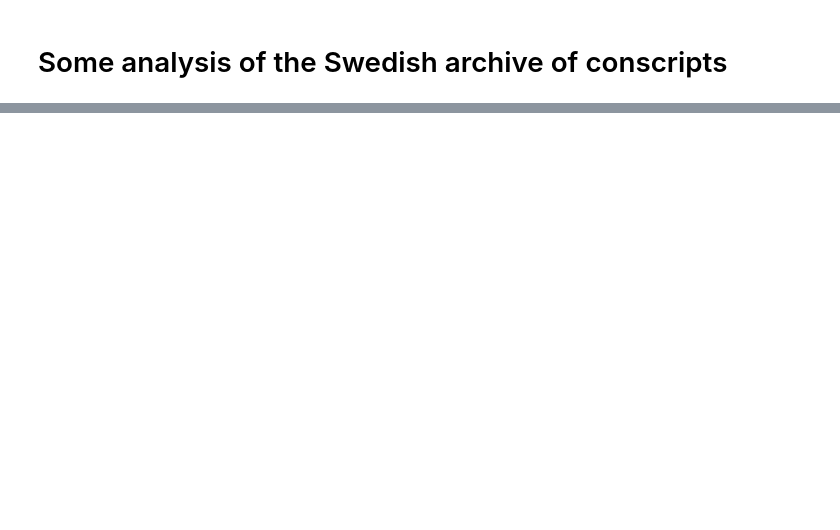
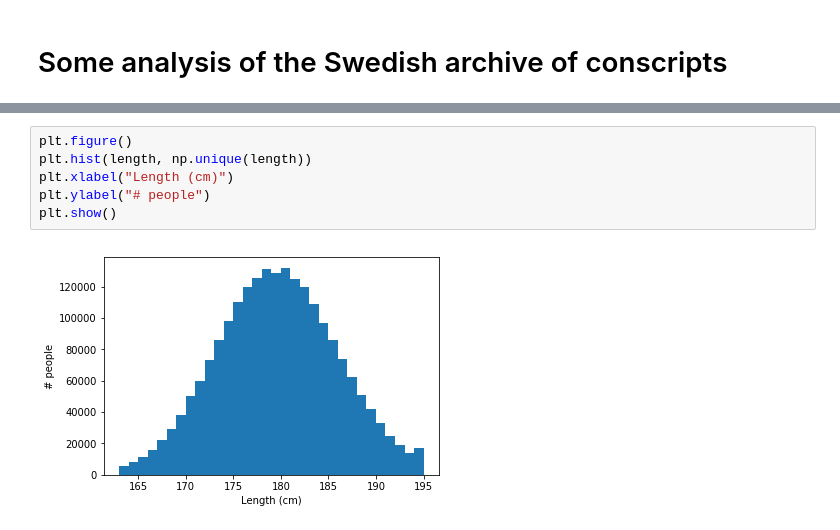
Before and after one commit to fredrikwahlberg/5LN445, a Jupyter notebook: Statistics - INSARK.ipynb, the cells around one changed output, grey strips where cells are left out. Cells and saved outputs as stored; diff of their text form; blank space fills up the shorter version.

```diff
--- a/Statistics - INSARK.ipynb
+++ b/Statistics - INSARK.ipynb
@@ -69,0 +89,8 @@ array([13, 13, 13, ..., 79, 79, 79])
+# %%
+plt.figure()
+plt.hist(length, np.unique(length))
+plt.xlabel("Length (cm)")
+plt.ylabel("# people")
+plt.show()
+# %% [output]
+[figure, added]
```
Also changed, not shown: parts of 8 cells of this notebook, 5 other files.
